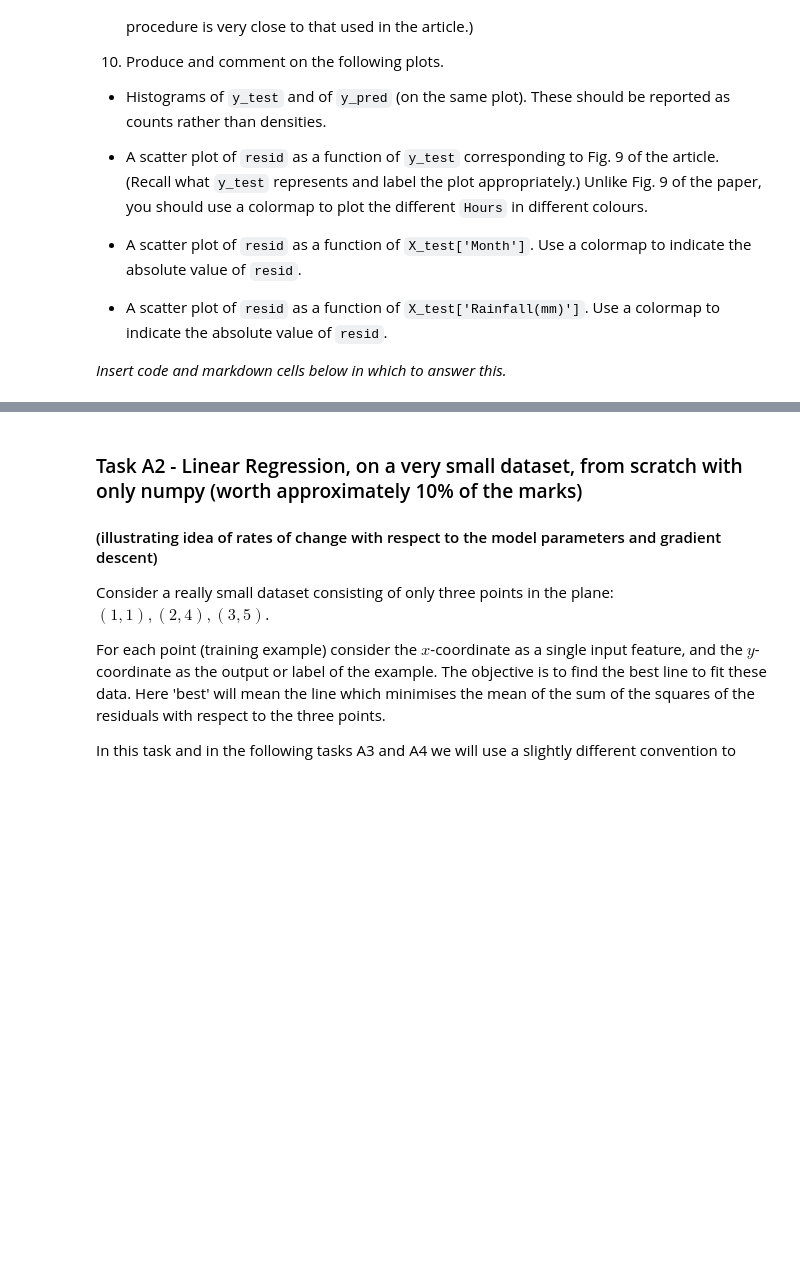
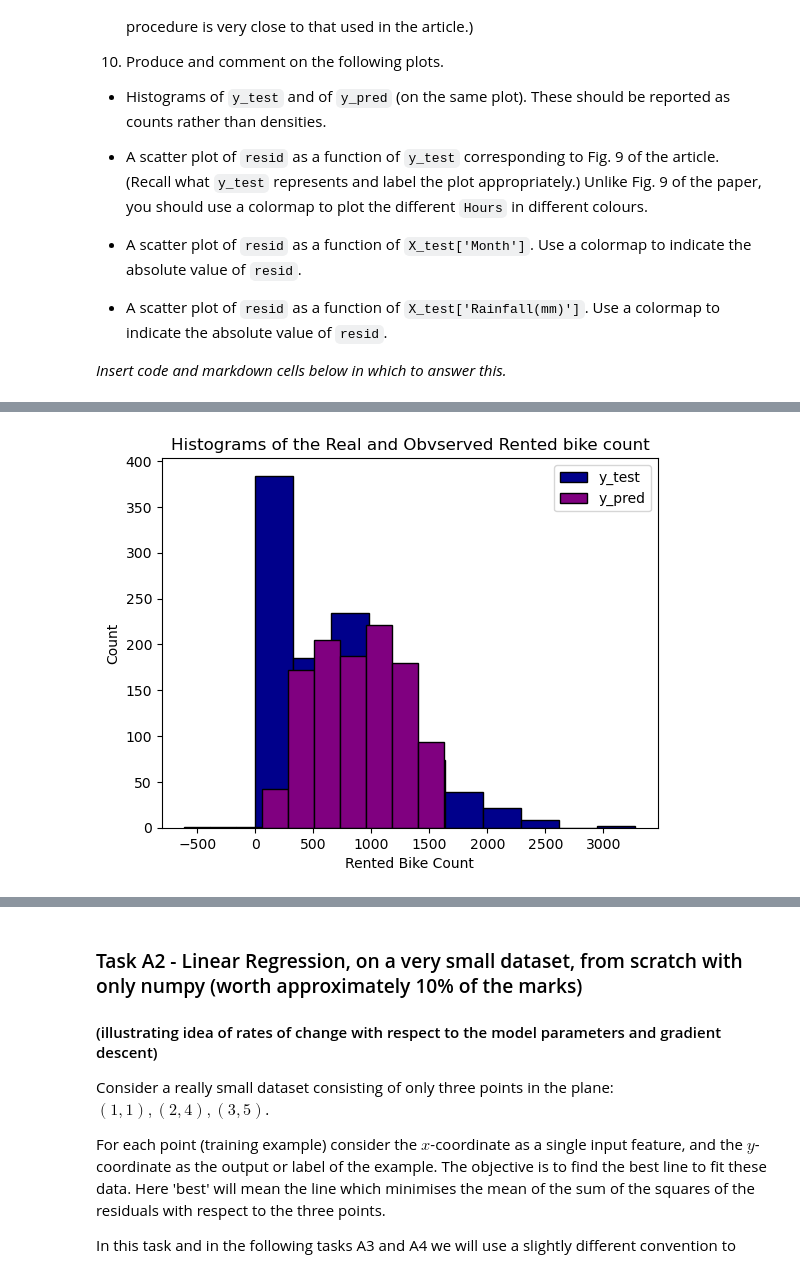
Before and after one commit to DoctorDalek1963/ma124-group-project, a Jupyter notebook: Machine_Learning_Project.ipynb, the cells around one changed output, grey strips where cells are left out. Cells and saved outputs as stored; diff of their text form; code cells hidden in the pictures; blank space fills up the shorter version.

```diff
--- a/Machine_Learning_Project.ipynb
+++ b/Machine_Learning_Project.ipynb
@@ -97,0 +136,14 @@ While the number of tasks is large, this is in part because the instructions are
+# %%
+X=seoulbike.drop(['Rented Bike Count'], axis=1)
+y=seoulbike['Rented Bike Count']
+
+X_train=X.iloc[:-1104,:]
+X_test=X.iloc[-1104:,:]
+y_train=y[:-1104]
+y_test=y[-1104:]
+
+
+regr = linear_model.LinearRegression()
+regr.fit(X_train, y_train)
+y_pred = regr.predict(X_test)
+resid = y_test - y_pred
@@ -97,0 +173,10 @@ While the number of tasks is large, this is in part because the instructions are
+# %%
+plt.hist(y_test,color='darkblue',edgecolor='black', label="y_test")
+plt.hist(y_pred,color='purple',edgecolor='black',label="y_pred")
+plt.xlabel("Rented Bike Count")
+plt.ylabel("Count")
+plt.title("Histograms of the Real and Obvserved Rented bike count")
+plt.legend()
+plt.show()
+# %% [output]
+[figure, added]
```
Also changed, not shown: parts of 12 cells of this notebook, 1 other file.
